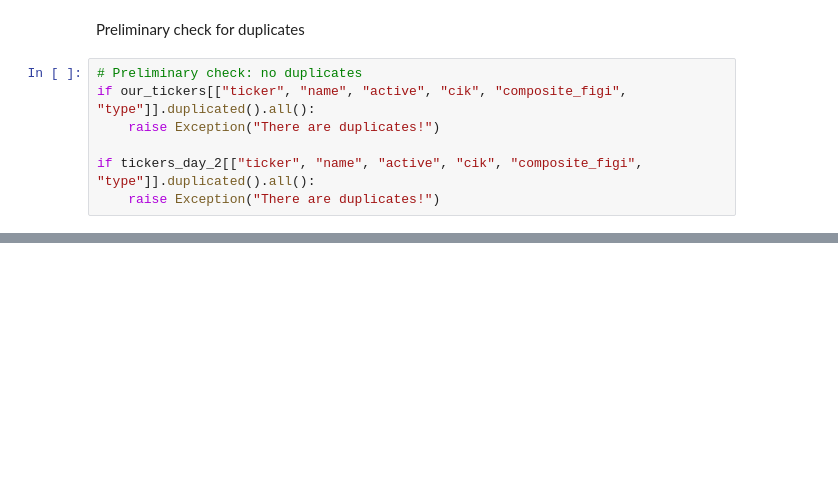
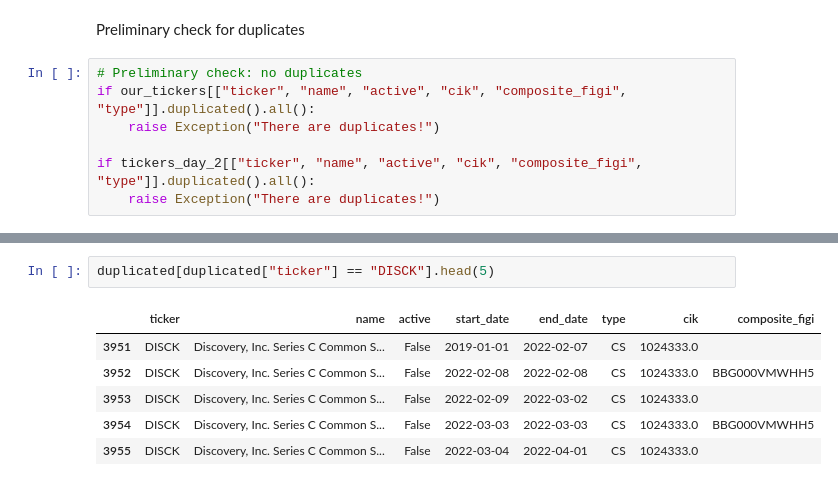
Before and after one commit to shinathan/polygon.io-stock-database, a Jupyter notebook: 03_tickers.ipynb, the cells around one changed output, grey strips where cells are left out. Saved outputs shown, nothing was run; the diff lists cells and outputs as text; blank space fills up the shorter version.

```diff
--- a/03_tickers.ipynb
+++ b/03_tickers.ipynb
@@ -146,0 +407,9 @@ CONTINUE HERE
+# %%
+duplicated[duplicated["ticker"] == "DISCK"].head(5)
+# %% [output]
+|  | ticker | name | active | start_date | end_date | type | cik | composite_figi |
+| 3951 | DISCK | Discovery, Inc. Series C Common S... | False | 2019-01-01 | 2022-02-07 | CS | 1024333.0 |  |
+| 3952 | DISCK | Discovery, Inc. Series C Common S... | False | 2022-02-08 | 2022-02-08 | CS | 1024333.0 | BBG000VMWHH5 |
+| 3953 | DISCK | Discovery, Inc. Series C Common S... | False | 2022-02-09 | 2022-03-02 | CS | 1024333.0 |  |
+| 3954 | DISCK | Discovery, Inc. Series C Common S... | False | 2022-03-03 | 2022-03-03 | CS | 1024333.0 | BBG000VMWHH5 |
+| 3955 | DISCK | Discovery, Inc. Series C Common S... | False | 2022-03-04 | 2022-04-01 | CS | 1024333.0 |  |
```
Also changed, not shown: parts of 70 cells of this notebook, 2 other files.
